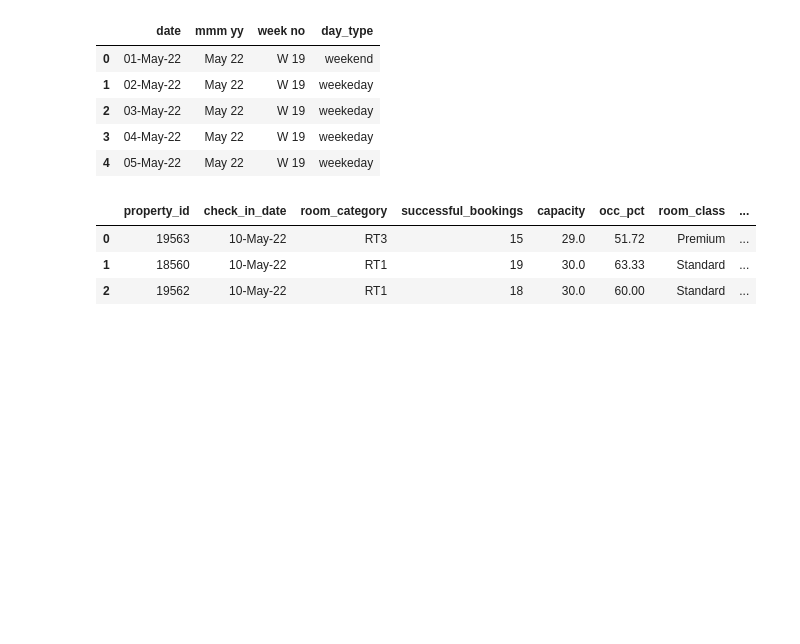
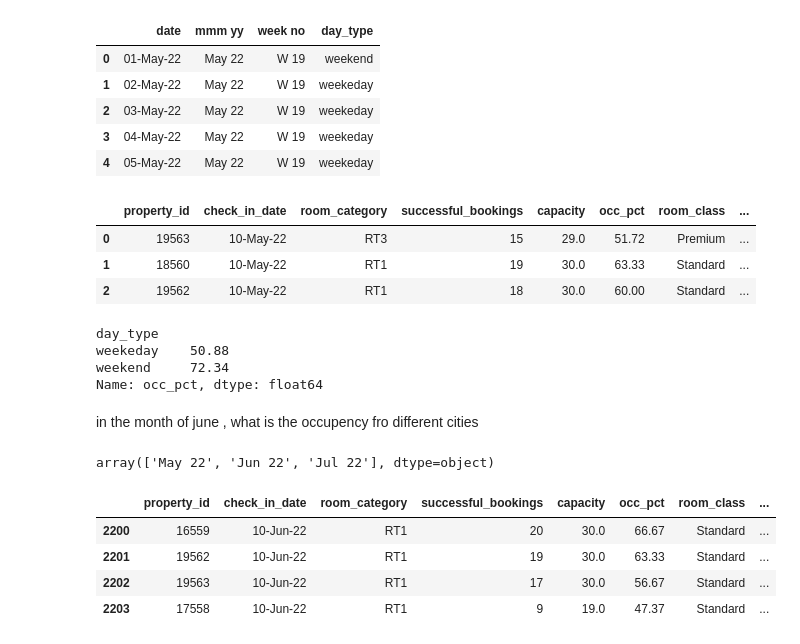
Before and after one commit to predictor450v/EDA_ANALYSIS_HOSPITALITY, a Jupyter notebook: analysis.ipynb, the cells around one changed output. Saved outputs shown, nothing was run; the diff lists cells and outputs as text; code cells hidden in the pictures; blank space fills up the shorter version.

Commit message:
data of month june

```diff
--- a/analysis.ipynb
+++ b/analysis.ipynb
@@ -770,3 +770,25 @@ df.head(3)
 | 0 | 19563 | 10-May-22 | RT3 | 15 | 29.0 | 51.72 | Premium | ... |
 | 1 | 18560 | 10-May-22 | RT1 | 19 | 30.0 | 63.33 | Standard | ... |
 | 2 | 19562 | 10-May-22 | RT1 | 18 | 30.0 | 60.00 | Standard | ... |
+# %%
+df.groupby("day_type")["occ_pct"].mean().round(2)
+# %% [output]
+day_type
+weekeday    50.88
+weekend     72.34
+Name: occ_pct, dtype: float64
+# %% [markdown]
+in the month of june , what is the occupency fro different cities
+# %%
+df['mmm yy'].unique()
+# %% [output]
+array(['May 22', 'Jun 22', 'Jul 22'], dtype=object)
+# %%
+df_june22 = df[df['mmm yy']== 'Jun 22']
+df_june22.head(4)
+# %% [output]
+|  | property_id | check_in_date | room_category | successful_bookings | capacity | occ_pct | room_class | ... |
+| 2200 | 16559 | 10-Jun-22 | RT1 | 20 | 30.0 | 66.67 | Standard | ... |
+| 2201 | 19562 | 10-Jun-22 | RT1 | 19 | 30.0 | 63.33 | Standard | ... |
+| 2202 | 19563 | 10-Jun-22 | RT1 | 17 | 30.0 | 56.67 | Standard | ... |
+| 2203 | 17558 | 10-Jun-22 | RT1 | 9 | 19.0 | 47.37 | Standard | ... |
```
